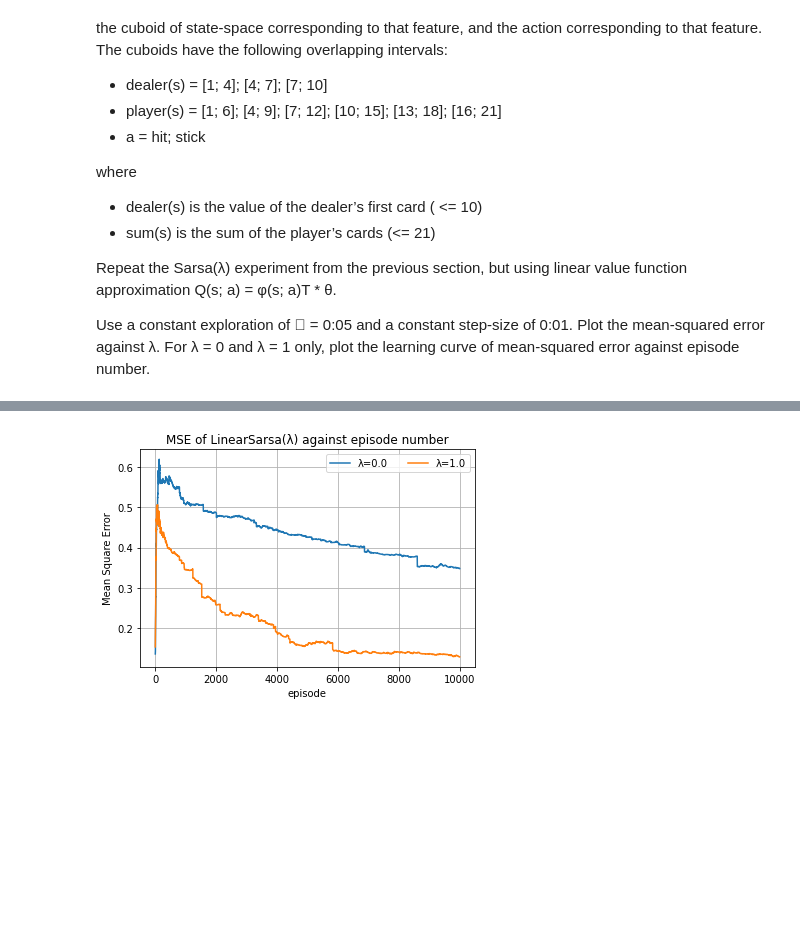
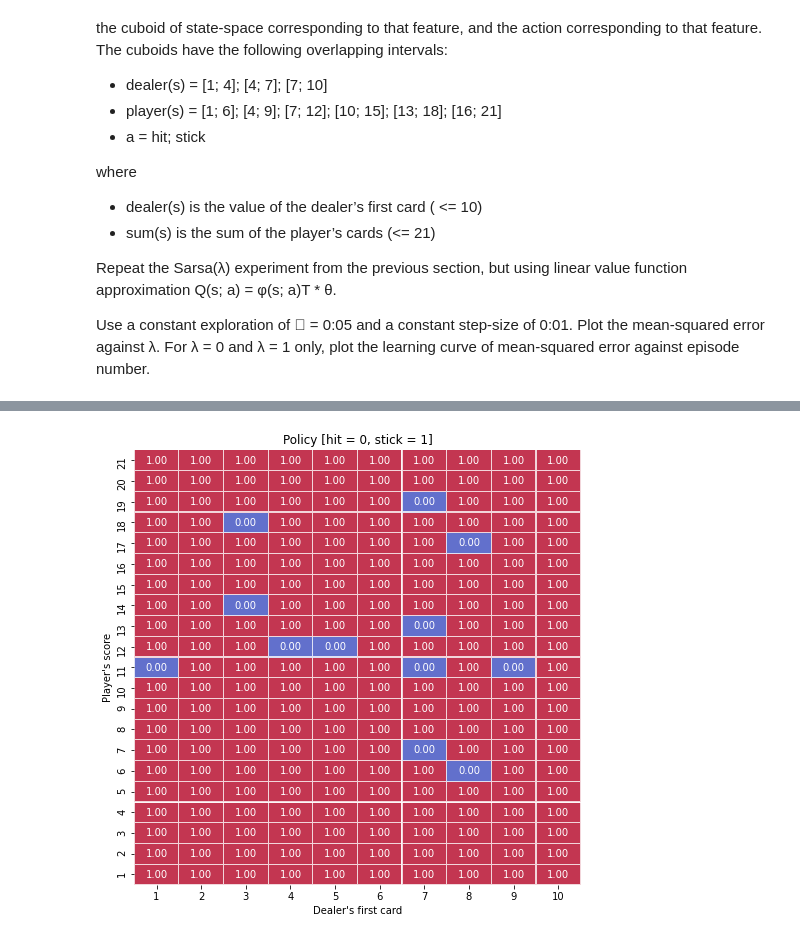
Before and after one commit to basselkassem/easy21, a Jupyter notebook: linear_function_approx.ipynb, the cells around one changed output, grey strips where cells are left out. Cells and saved outputs as stored; diff of their text form; code cells hidden in the pictures; blank space fills up the shorter version.

```diff
--- a/linear_function_approx.ipynb
+++ b/linear_function_approx.ipynb
@@ -199,7 +194,12 @@ mse_episodes_plot(env.TD_LAMBDA, 10000)
-# %%
-mse_episodes_plot([0, 1], 10000)
-# %% [output]
-[figure, removed]
+# %%
+agent = LinearSarsaLambda(1, Q_star=Q_star)
+agent.policy_iteration(episodes_num=2*10**6)
+policy = np.zeros((env.MAX_VALUE, env.CARD_VALUE_MAX))
+for ((d, p), action_ind), action in agent.Q.items():
+    policy[p - 1, d - 1] = np.argmax([agent.Q[(d, p), 0], agent.Q[(d, p), 1]])
+env.Visualizer.draw2d_array(policy, 'Policy [hit = 0, stick = 1]', True)
+# %% [output]
+[figure, added]
 # %%
 agent = LinearSarsaLambda(1, Q_star=Q_star)
 agent.policy_iteration(episodes_num=10**5)
```
Also changed, not shown: parts of 9 cells of this notebook.
